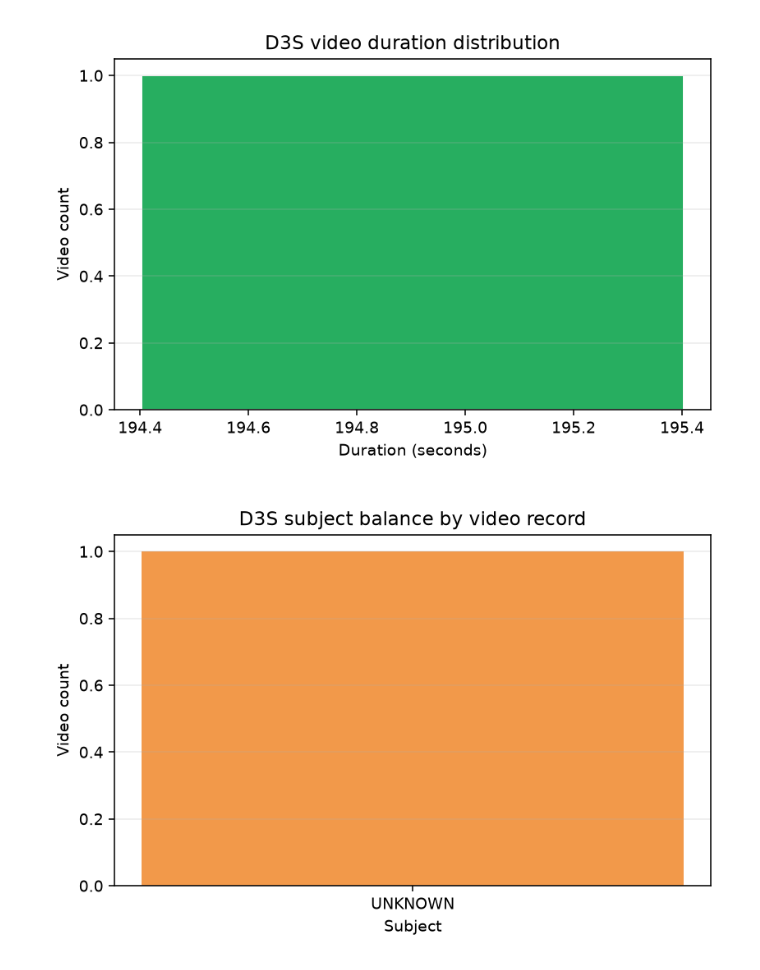
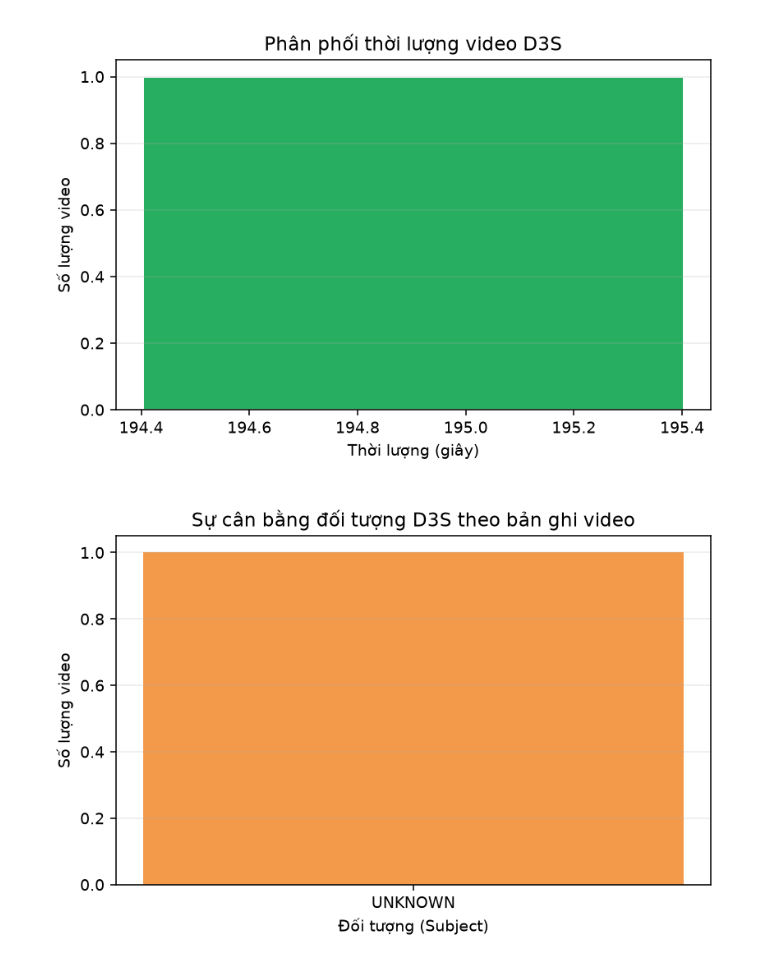
Before and after one commit to Duy-DS/PY_ADV_PJ_GR, a Jupyter notebook: notebooks/01_dataset_exploration.ipynb, the cells around one changed output. Cells and saved outputs as stored; diff of their text form; code cells hidden in the pictures.

```diff
--- a/notebooks/01_dataset_exploration.ipynb
+++ b/notebooks/01_dataset_exploration.ipynb
@@ -51,23 +51,23 @@ plt.tight_layout()
 durations = [float(record['duration_sec']) for record in records]
 fig, ax = plt.subplots(figsize=(6, 4))
 ax.hist(durations, bins=max(1, min(8, len(durations))), color='#27ae60', edgecolor='white')
-ax.set_title('D3S video duration distribution')
-ax.set_xlabel('Duration (seconds)')
-ax.set_ylabel('Video count')
+ax.set_title('Phân phối thời lượng video D3S')
+ax.set_xlabel('Thời lượng (giây)')
+ax.set_ylabel('Số lượng video')
 ax.grid(axis='y', alpha=0.25)
 plt.tight_layout()
 # %% [output]
-[figure, old version]
+[figure, new version]
 # %%
 subject_counts = Counter(
     record['subject_id'] for record in records
 )
 fig, ax = plt.subplots(figsize=(6, 4))
 ax.bar(subject_counts.keys(), subject_counts.values(), color='#f2994a')
-ax.set_title('D3S subject balance by video record')
-ax.set_xlabel('Subject')
-ax.set_ylabel('Video count')
+ax.set_title('Sự cân bằng đối tượng D3S theo bản ghi video')
+ax.set_xlabel('Đối tượng (Subject)')
+ax.set_ylabel('Số lượng video')
 ax.grid(axis='y', alpha=0.25)
 plt.tight_layout()
 # %% [output]
-[figure, old version]
+[figure, new version]
```
Also changed, not shown: parts of 10 cells of this notebook, 43 other files.
